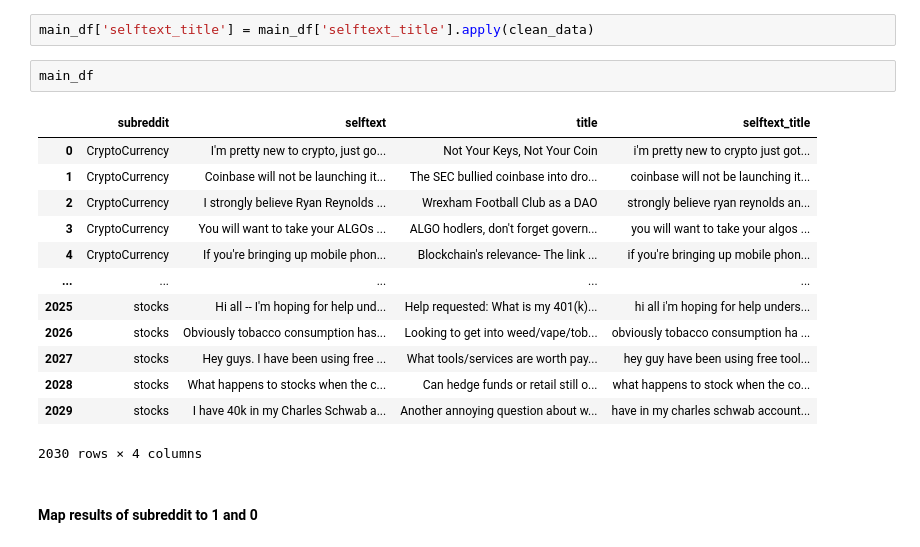
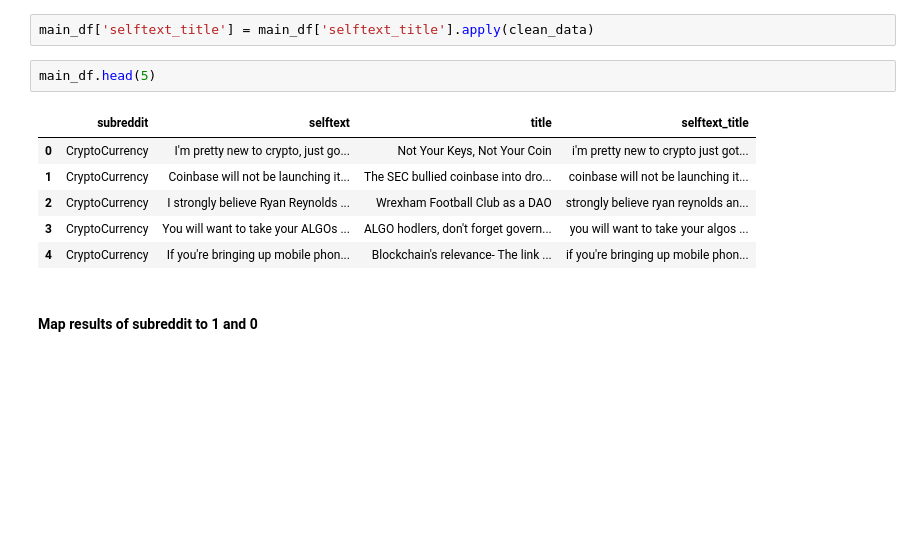
Before and after one commit to kkhalis/GA-Projects, a Jupyter notebook: project_3/code/Part 2 - NLP.ipynb, the cells around one changed output. Drawn from its saved outputs; the diff is of its cells as text; blank space fills up the shorter version.

```diff
--- a/project_3/code/Part 2 - NLP.ipynb
+++ b/project_3/code/Part 2 - NLP.ipynb
@@ -104,21 +123,14 @@ main_df['selftext_title'] = main_df['selftext'] + main_df['title']
 # %%
 main_df['selftext_title'] = main_df['selftext_title'].apply(clean_data)
 # %%
-main_df
+main_df.head(5)
 # %% [output]
 |  | subreddit | selftext | title | selftext_title |
 | 0 | CryptoCurrency | I'm pretty new to crypto, just go... | Not Your Keys, Not Your Coin | i'm pretty new to crypto just got... |
 | 1 | CryptoCurrency | Coinbase will not be launching it... | The SEC bullied coinbase into dro... | coinbase will not be launching it... |
 | 2 | CryptoCurrency | I strongly believe Ryan Reynolds ... | Wrexham Football Club as a DAO | strongly believe ryan reynolds an... |
 | 3 | CryptoCurrency | You will want to take your ALGOs ... | ALGO hodlers, don't forget govern... | you will want to take your algos ... |
 | 4 | CryptoCurrency | If you're bringing up mobile phon... | Blockchain's relevance- The link ... | if you're bringing up mobile phon... |
-| ... | ... | ... | ... | ... |
-| 2025 | stocks | Hi all -- I'm hoping for help und... | Help requested: What is my 401(k)... | hi all i'm hoping for help unders... |
-| 2026 | stocks | Obviously tobacco consumption has... | Looking to get into weed/vape/tob... | obviously tobacco consumption ha ... |
-| 2027 | stocks | Hey guys. I have been using free ... | What tools/services are worth pay... | hey guy have been using free tool... |
-| 2028 | stocks | What happens to stocks when the c... | Can hedge funds or retail still o... | what happens to stock when the co... |
-| 2029 | stocks | I have 40k in my Charles Schwab a... | Another annoying question about w... | have in my charles schwab account... |
-2030 rows × 4 columns
 # %% [markdown]
 #### Map results of subreddit to 1 and 0
 # %%
```
Also changed, not shown: parts of 102 cells of this notebook, 2 other files.
